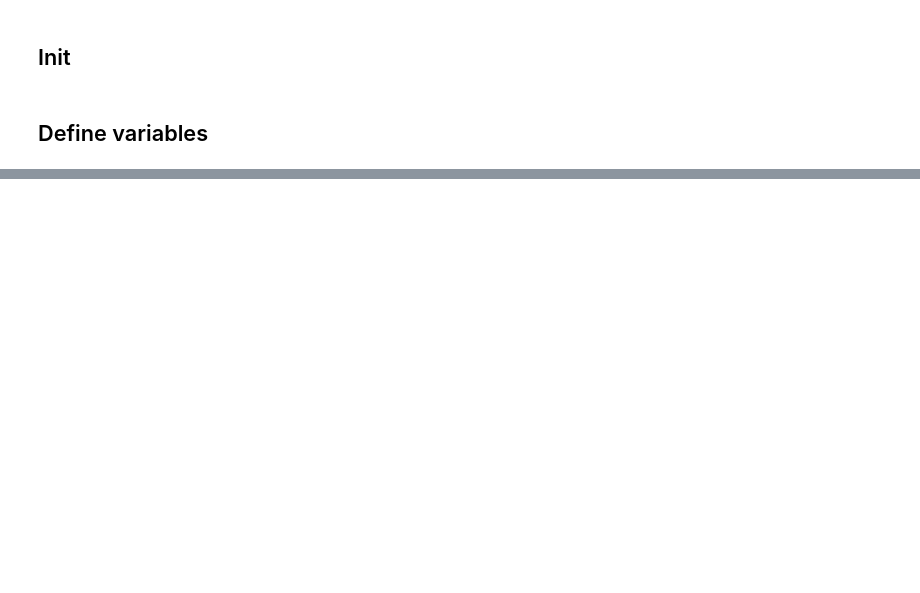
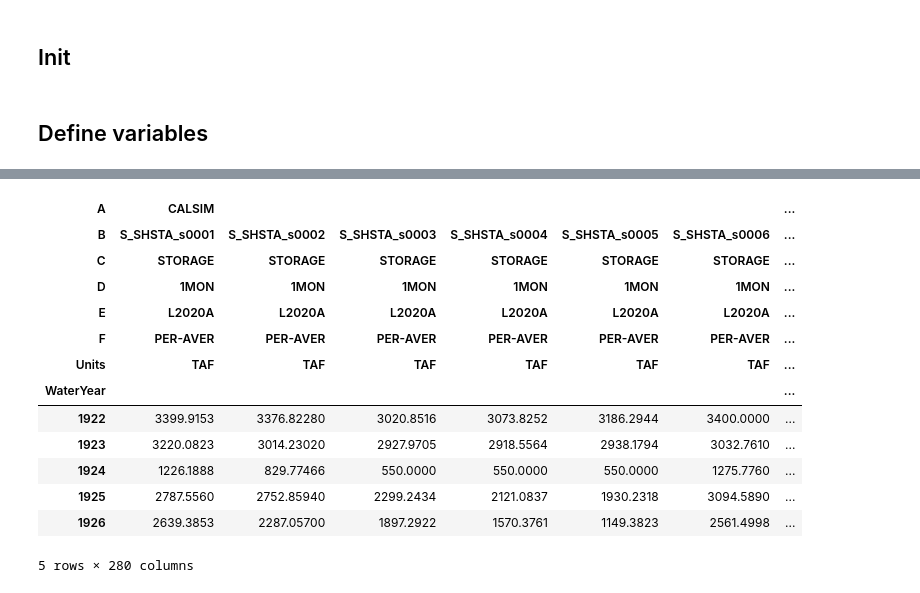
Before and after one commit to canruso/COEQWAL_V3, a Jupyter notebook: notebooks/Tier_Assignment_Storage.ipynb, the cells around one changed output, grey strips where cells are left out. Drawn from its saved outputs; the diff is of its cells as text; code cells hidden in the pictures; blank space fills up the shorter version.

```diff
--- a/notebooks/Tier_Assignment_Storage.ipynb
+++ b/notebooks/Tier_Assignment_Storage.ipynb
@@ -107,0 +258,18 @@ tier_df
+# %%
+Sep_Storage_df = compute_annual_means_list(storage_df, variables_storage, units=units, months=[9])
+Sep_Storage_df.head(5)
+# %% [output]
+| A | CALSIM |  |  |  |  |  | ... |
+| B | S_SHSTA_s0001 | S_SHSTA_s0002 | S_SHSTA_s0003 | S_SHSTA_s0004 | S_SHSTA_s0005 | S_SHSTA_s0006 | ... |
+| C | STORAGE | STORAGE | STORAGE | STORAGE | STORAGE | STORAGE | ... |
+| D | 1MON | 1MON | 1MON | 1MON | 1MON | 1MON | ... |
+| E | L2020A | L2020A | L2020A | L2020A | L2020A | L2020A | ... |
+| F | PER-AVER | PER-AVER | PER-AVER | PER-AVER | PER-AVER | PER-AVER | ... |
+| Units | TAF | TAF | TAF | TAF | TAF | TAF | ... |
+| WaterYear |  |  |  |  |  |  | ... |
+| 1922 | 3399.9153 | 3376.82280 | 3020.8516 | 3073.8252 | 3186.2944 | 3400.0000 | ... |
+| 1923 | 3220.0823 | 3014.23020 | 2927.9705 | 2918.5564 | 2938.1794 | 3032.7610 | ... |
+| 1924 | 1226.1888 | 829.77466 | 550.0000 | 550.0000 | 550.0000 | 1275.7760 | ... |
+| 1925 | 2787.5560 | 2752.85940 | 2299.2434 | 2121.0837 | 1930.2318 | 3094.5890 | ... |
+| 1926 | 2639.3853 | 2287.05700 | 1897.2922 | 1570.3761 | 1149.3823 | 2561.4998 | ... |
+5 rows × 280 columns
```
Also changed, not shown: parts of 34 cells of this notebook, 2 other files.
